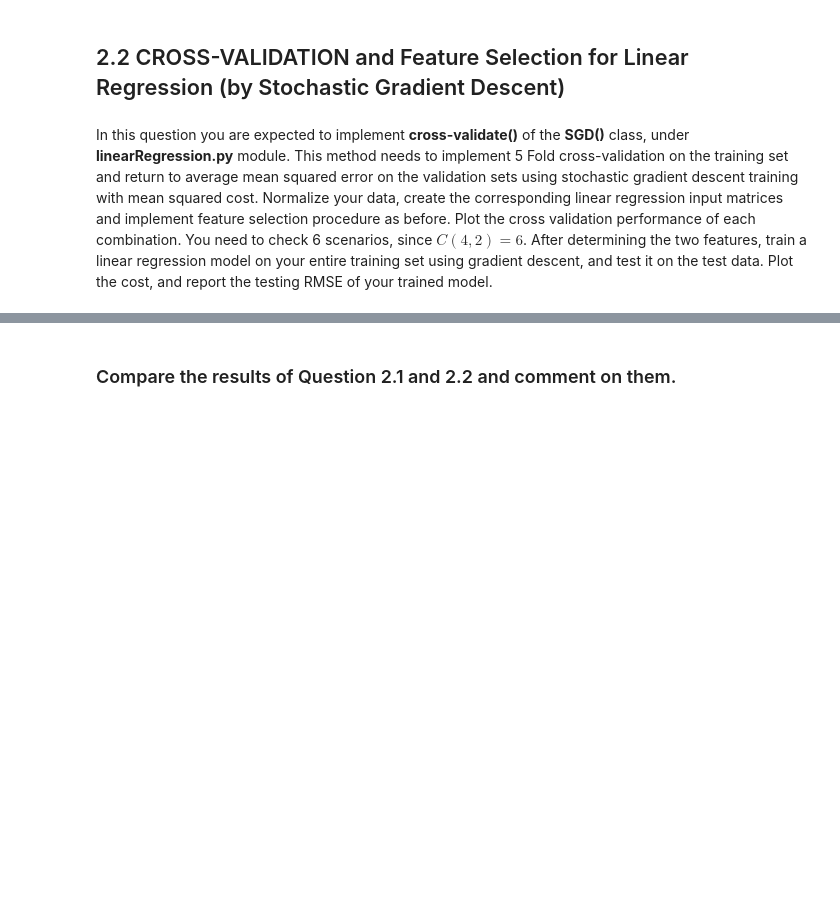
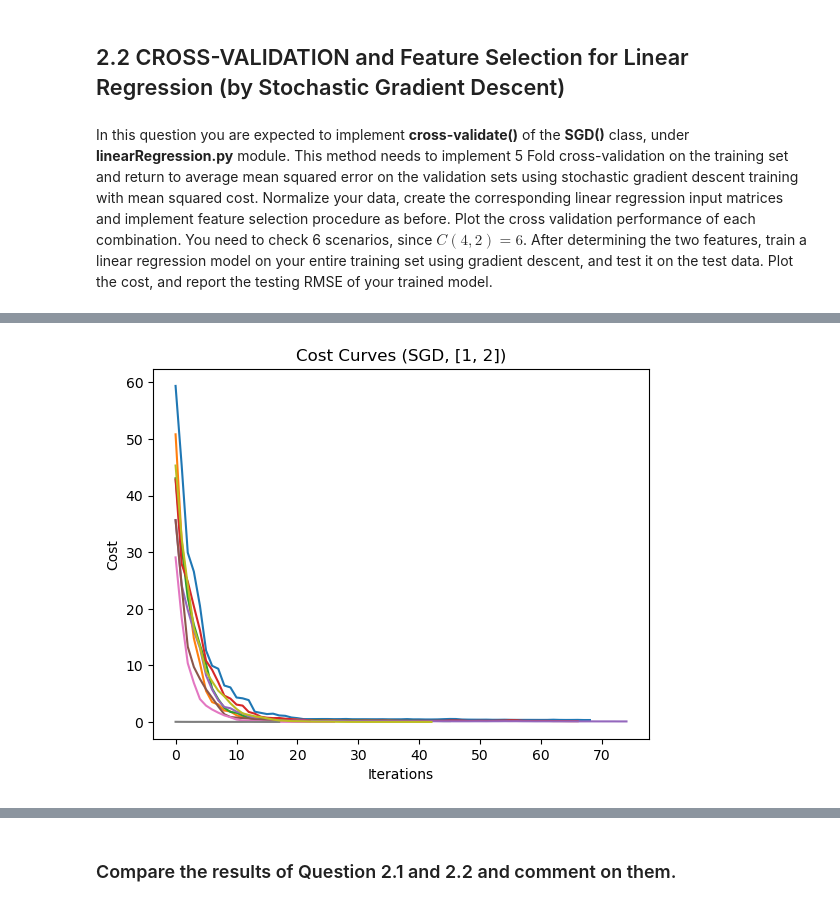
Before and after one commit to MustafaKrc/LFD24, a Jupyter notebook: Gradient Descent, Stochastic Gradient Descent, Data Normalization, Cross Validation for Regression/Homework_2.ipynb, the cells around one changed output, grey strips where cells are left out. Saved outputs shown, nothing was run; the diff lists cells and outputs as text; code cells hidden in the pictures; blank space fills up the shorter version.

```diff
--- a/Gradient Descent, Stochastic Gradient Descent, Data Normalization, Cross Validation for Regression/Homework_2.ipynb
+++ b/Gradient Descent, Stochastic Gradient Descent, Data Normalization, Cross Validation for Regression/Homework_2.ipynb
@@ -936,9 +940,7 @@ You may do the rest of the tasks here.
 # Report the test performance in terms of RMSE.                              #
 ##############################################################################
 
-###################SONRA SİL !!!!!!!!!!!!!!!!!!!
 from linearRegression import gradientDescent
-#########################
 
 max_iterations = 100
 # Create your training input matrix. Modify the following code as you wish if necessary.
@@ -961,7 +963,7 @@ for i in range(n_features):
         w, c = findOptimumInitWeights(-3, 3, selected_features, y, lr, max_iterations, gradientDescent, sensitivity=1, plot=False)
         print("best weights:\n", w)
         print("the cost: ", c)
-        model = gradientDescent(selected_features, y, w, lr, max_iterations, add_bias=True)
+        model = gradientDescent(selected_features, y, w, lr, max_iterations)
         model.fit()
 
         # Perform 5-fold cross-validation. "model" refers to your gradientDescent object.
@@ -981,7 +983,7 @@ w, c = findOptimumInitWeights(-3, 3, selected_features, y, lr, max_iterations, g
 plotCostCurves("Cost Curves (GD, " + str(min_feat) + ")")
 print("best weights:\n", w)
 print("the cost: ", c)
-model = gradientDescent(selected_features, y, w, lr, max_iterations, add_bias=True)
+model = gradientDescent(selected_features, y, w, lr, max_iterations)
 model.fit()
 
 y_test = y_test.reshape((-1, 1))
@@ -990,6 +992,6 @@ y_norm_predict = model.predict(np.c_[np.ones((x_predict.shape[0], 1)), x_predict
 y_norm_inv = scaler_y.inverse_transform(y_norm_predict)
 RMSE_GD_NORM = np.sqrt(np.sum(np.square(y_test - y_norm_inv)))/y_test.shape[0]
 print("==============GD================")
-print("RMSE for normalized training:", RMSE_GD_NORM)
+print("RMSE for normalized training: ", RMSE_GD_NORM)
 # %% [output]
 best lr:  0.20226859844834322
@@ -1034,0 +1026,67 @@ In this question you are expected to implement **cross-validate()** of the **SGD
+# %%
+##############################################################################
+# TODO: Implement cross-validation under the LinearRegression.py as          #
+# as instructed. (Using GD, 5-Fold., Implement hyperparameter search inside) #
+# Implement feature selection using cross-validation. Pick the two feature   #
+# dimensions yielding the best validation performance.                       #
+# Using only these dimensions, train a linear regression model with GD and   #
+# Plot all training cost history for different different                     #
+# initial weights.                                                           #
+# Report the test performance in terms of RMSE.                              #
+##############################################################################
+
+from linearRegression import SGD
+
+max_iterations = 100
+
+x = x_train_scaled
+y = y_train_scaled.reshape((-1, 1))
+
+n_features = x.shape[1]
+
+lr, cl = findOptimumLR(1e-6, 10, x, y, np.zeros((n_features+1, 1)), max_iterations, SGD, sensitivity=10**0.5)
+print("best lr: ", lr)
+print("the cost: ", cl)
+
+min_val_err = float("inf")
+min_feat = None
+
+# Perform cross-validation for all combinations of two features
+for i in range(n_features):
+    for j in range(i + 1, n_features):
+        # Select two features based on indices i and j
+        selected_features = x[:, [i, j]]
+        w, c = findOptimumInitWeights(-3, 3, selected_features, y, lr, max_iterations, SGD, sensitivity=1, plot=False)
+        print("best weights:\n", w)
+        print("the cost: ", c)
+        model = SGD(selected_features, y, w, lr, max_iterations)
+        model.fit()
+
+        # Perform 5-fold cross-validation. "model" refers to your gradientDescent object.
+        cross_val_error = model.cross_validate(k=5)
+        if cross_val_error < min_val_err:
+            min_val_err = cross_val_error
+            min_feat = [i, j]
+
+        # Print indices and cross-validation results
+        print("Indices:", i, j)
+        print("Cross-Validation Error:", cross_val_error)
+        print()
+
+print("The Best Features")
+selected_features = x[:, min_feat]
+w, c = findOptimumInitWeights(-3, 3, selected_features, y, lr, max_iterations, SGD, sensitivity=1, plot=True)
+plotCostCurves("Cost Curves (SGD, " + str(min_feat) + ")")
+print("best weights:\n", w)
+print("the cost: ", c)
+model = SGD(selected_features, y, w, lr, max_iterations)
+model.fit()
+
+y_test = y_test.reshape((-1, 1))
+x_predict = x_test_scaled[:, min_feat]
+y_norm_predict = model.predict(np.c_[np.ones((x_predict.shape[0], 1)), x_predict])
+y_norm_inv = scaler_y.inverse_transform(y_norm_predict)
+RMSE_SGD_NORM = np.sqrt(np.sum(np.square(y_test - y_norm_inv)))/y_test.shape[0]
+print("==============SGD================")
+print("RMSE for normalized training: ", RMSE_SGD_NORM)
+# %% [output]
@@ -1034,0 +1110 @@ In this question you are expected to implement **cross-validate()** of the **SGD
+[figure, added]
```
Also changed, not shown: parts of 6 cells of this notebook, 1 other file.
